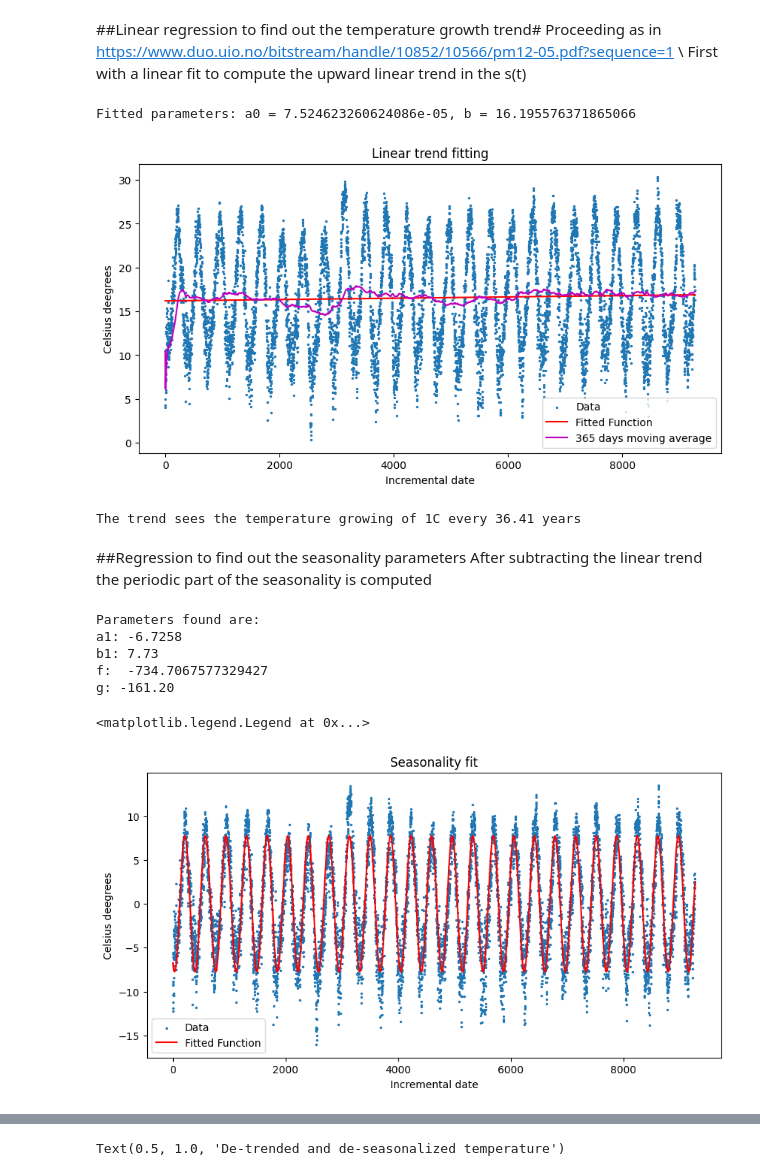
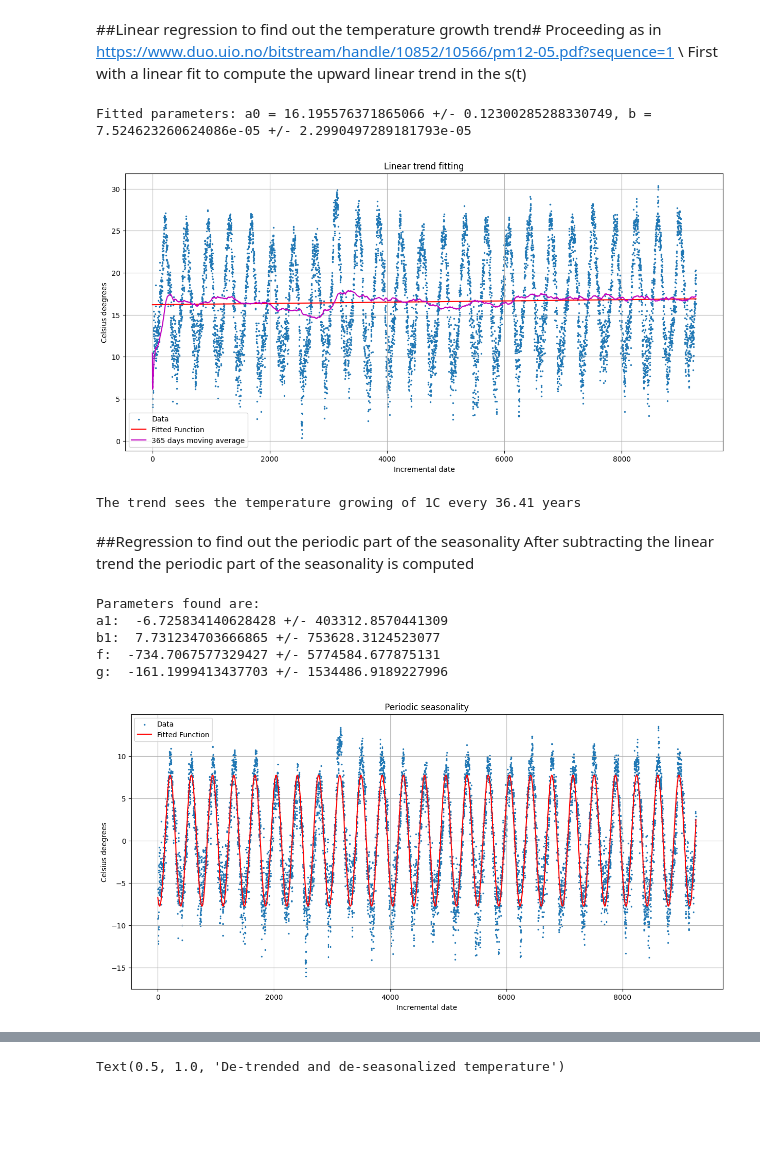
Before and after one commit to FrancescoZanni/Temperature, a Jupyter notebook: Temperature.ipynb, the cells around one changed output, grey strips where cells are left out. Drawn from its saved outputs; the diff is of its cells as text; code cells hidden in the pictures; blank space fills up the shorter version.

```diff
--- a/Temperature.ipynb
+++ b/Temperature.ipynb
@@ -289,37 +338,39 @@ averages = moving_average(y, window_size)
 # %%
 
 def line(x, a, b):
     return a * x + b
 
 
 params_line, covariance = curve_fit(line, x, y)
 
 # Extract the optimized parameters
 a, b = params_line
 
 # Generate fitted data using the optimized parameters
 y_linearfit = line(x, a, b)
 
 # Plot the original data and the fitted function
 
 
-ax = pl.figure(figsize=(10,5)).add_subplot(111)
+ax = pl.figure(figsize=(15,7)).add_subplot(111)
 ax.scatter(x,y, label = "Data", s=2)
 ax.plot(x,y_linearfit, 'r-', label='Fitted Function')
 ax.plot(x,averages, 'm-', label="365 days moving average")
 ax.set_title("Linear trend fitting")
 ax.set_ylabel("Celsius deegrees")
 ax.set_xlabel("Incremental date")
 ax.legend()
+ax.grid(True)
+
+perr_line = np.sqrt(np.diag(covariance))
 
 
 
 
-
-print(f"Fitted parameters: a0 = {a}, b = {b}")
+print(f"Fitted parameters: a0 = {b} +/- {perr_line[1]}, b = {a} +/- {perr_line[0]}")
 # %% [output]
-Fitted parameters: a0 = 7.524623260624086e-05, b = 16.195576371865066
+Fitted parameters: a0 = 16.195576371865066 +/- 0.12300285288330749, b = 7.524623260624086e-05 +/- 2.2990497289181793e-05
-[figure, old version]
+[figure, new version]
 # %%
 print("The trend sees the temperature growing of 1C every {0:2.2f} years".format(1/(a*365)))
 #Subtract the upward trend to isolate the seasonality
@@ -327,7 +378,7 @@ y_detrended = y-line(x,a,b)
 # %% [output]
 The trend sees the temperature growing of 1C every 36.41 years
 # %% [markdown]
-##Regression to find out the seasonality parameters
+##Regression to find out the periodic part of the seasonality
 After subtracting the linear trend the periodic part of the seasonality is computed
 # %%
 #definition of the s(t) function without the linear trend
@@ -339,28 +391,28 @@ params_detrended, covariance = curve_fit(s_detrended, x, y_detrended)
 # %%
 print("Parameters found are: ")
-print("a1: {0:2.4f}".format(params_detrended[0]))
-print("b1: {0:2.2f}".format(params_detrended[1]))
-print("f: ", params_detrended[2])
-print("g: {0:2.2f}".format(params_detrended[3]))
+print("a1: ", params_detrended[0], "+/-", perr_sine[0])
+print("b1: ", params_detrended[1], "+/-", perr_sine[1])
+print("f: ", params_detrended[2], "+/-", perr_sine[2])
+print("g: ", params_detrended[3], "+/-", perr_sine[3])
 # %% [output]
 Parameters found are:
-a1: -6.7258
-b1: 7.73
-f:  -734.7067577329427
-g: -161.20
+a1:  -6.725834140628428 +/- 403312.8570441309
+b1:  7.731234703666865 +/- 753628.3124523077
+f:  -734.7067577329427 +/- 5774584.677875131
+g:  -161.1999413437703 +/- 1534486.9189227996
 # %%
 
 
-ax = pl.figure(figsize=(10,5)).add_subplot(111)
+ax = pl.figure(figsize=(15,7)).add_subplot(111)
 ax.scatter(x,y_detrended, label = "Data", s=2)
 ax.plot(x,s_detrended(x,*params_detrended), 'r-', label='Fitted Function')
-ax.set_title("Seasonality fit")
+ax.set_title("Periodic seasonality")
 ax.set_ylabel("Celsius deegrees")
 ax.set_xlabel("Incremental date")
 ax.legend()
+ax.grid(True)
 # %% [output]
-<matplotlib.legend.Legend at 0x...>
-[figure, old version]
+[figure, new version]
 # %%
 #complete set of parameters
 params_complete = [a,b,*params_detrended]
```
Also changed, not shown: parts of 38 cells of this notebook.
